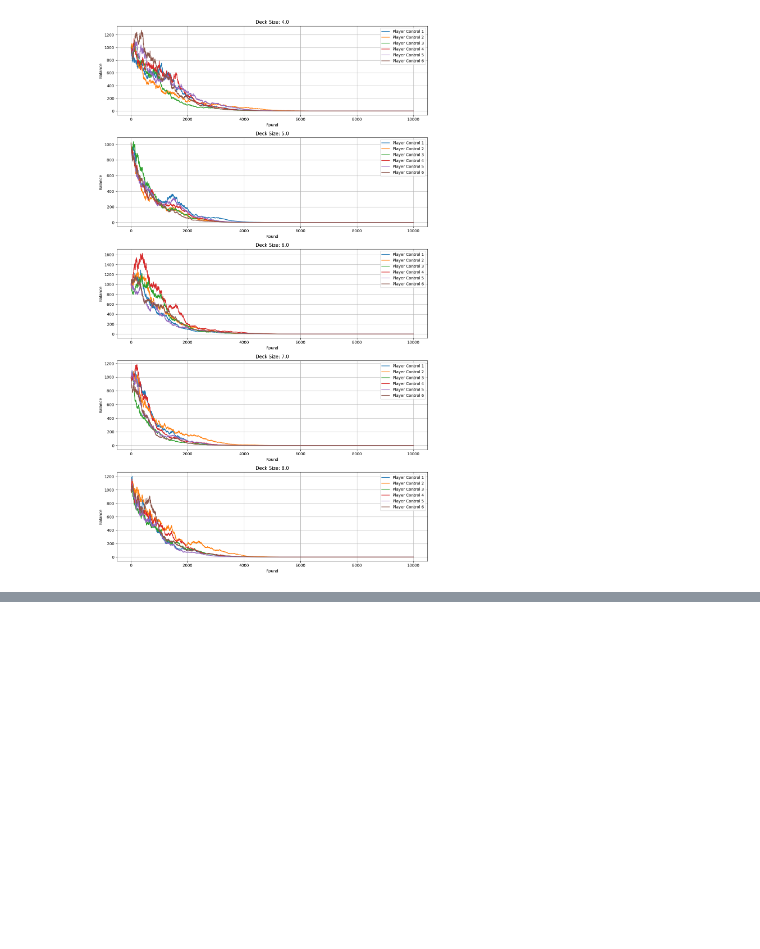
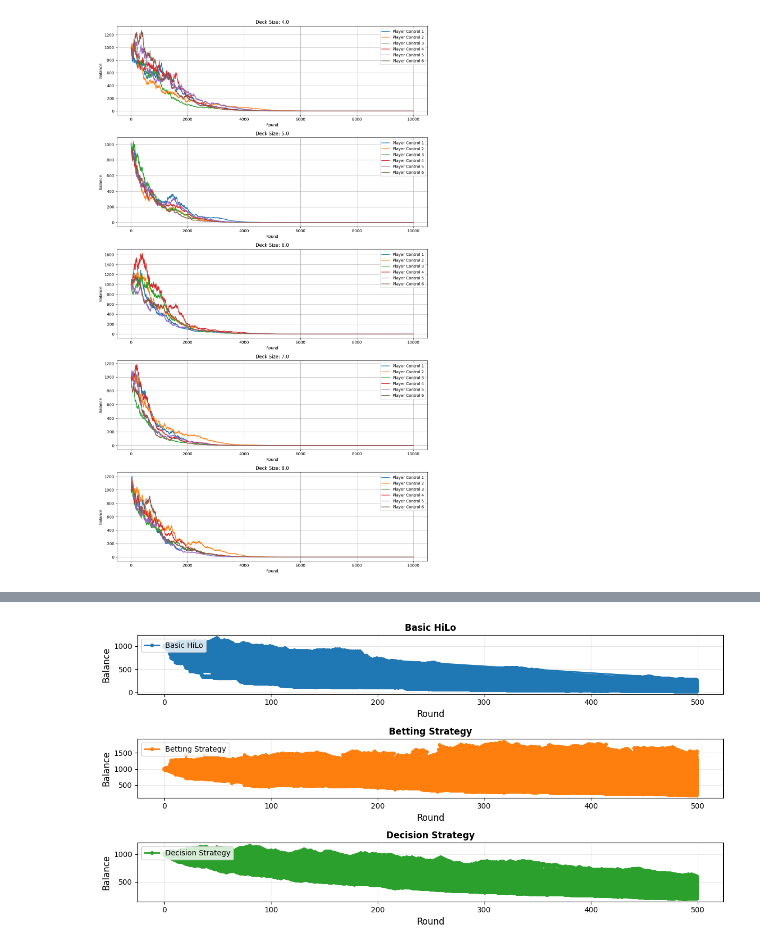
Before and after one commit to OmRanAlot/blackjackSimulator, a Jupyter notebook: analyze.ipynb, the cells around one changed output, grey strips where cells are left out. Saved outputs shown, nothing was run; the diff lists cells and outputs as text; code cells hidden in the pictures; blank space fills up the shorter version.

```diff
--- a/analyze.ipynb
+++ b/analyze.ipynb
@@ -113,0 +148,49 @@ plt.show()
+# %%
+""" 2 HiLo betting, 2 Hilo decision, 2 HiLo strategy
+
+"""
+import matplotlib.colors as mcolors
+results = pd.read_csv("HiLo_Mixed_100G500R6D6P.csv")
+colors = list(mcolors.TABLEAU_COLORS.values())  # or mcolors.BASE_COLORS, mcolors.CSS4_COLORS
+
+def categorize_name(name):
+    if 'HiLo 1_' in name or 'HiLo 2_' in name:
+        return 'Basic HiLo'
+    elif 'HiLo Bet1_' in name or 'HiLo Bet2_' in name:
+        return 'Betting Strategy'
+    elif 'HiLo Dec1_' in name or 'HiLo Dec2_' in name:
+        return 'Decision Strategy'
+    else:
+        return 'Other'
+
+results['group'] = results['name'].apply(categorize_name)
+
+unique_names = results['group'].unique()
+fig, ax = plt.subplots(nrows=3, ncols=1, figsize=(12, 6))
+
+
+for i, name in enumerate(unique_names):
+    name_data = results[results['group'] == name]
+    ax[i].plot(name_data['round'], name_data['balance'],
+             marker='o', linewidth=2, markersize=4,
+             label=name, color=colors[i])
+
+    ax[i].set_title(name, fontsize=12, fontweight='bold')
+    ax[i].set_xlabel('Round', fontsize=12)
+    ax[i].set_ylabel('Balance', fontsize=12)
+    ax[i].grid(True, alpha=0.3)
+    ax[i].legend(loc='upper left')
+
+
+plt.grid(True, alpha=0.3)
+plt.tight_layout()
+
+# Show the plot
+plt.show()
+"""
+Using true count to place bets was the most effective
+using true count to make decisions was the least effective and using both was worse
+
+"""
+# %% [output]
+[figure, added]
```
Also changed, not shown: parts of 2 cells of this notebook, 4 other files.
